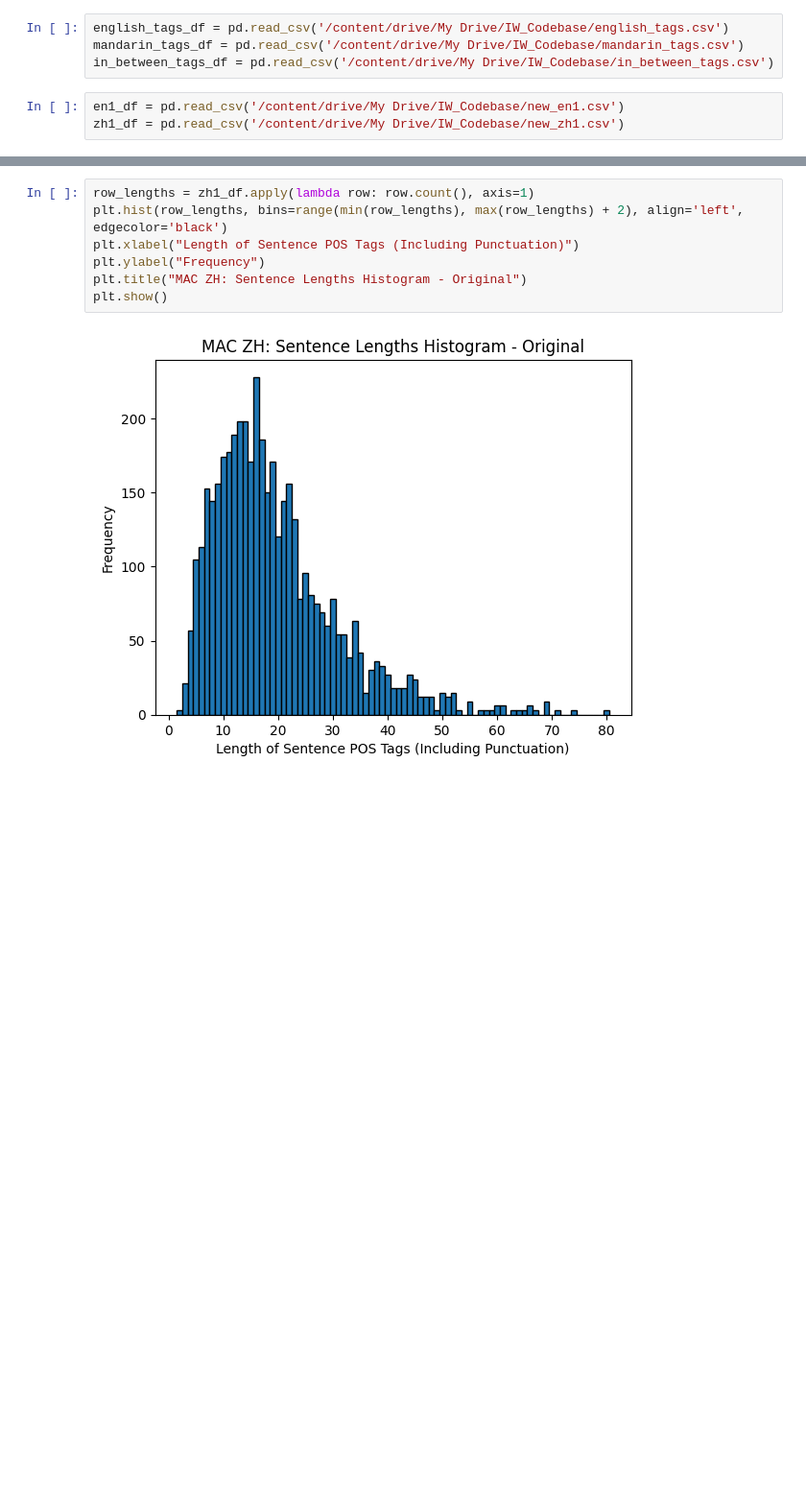
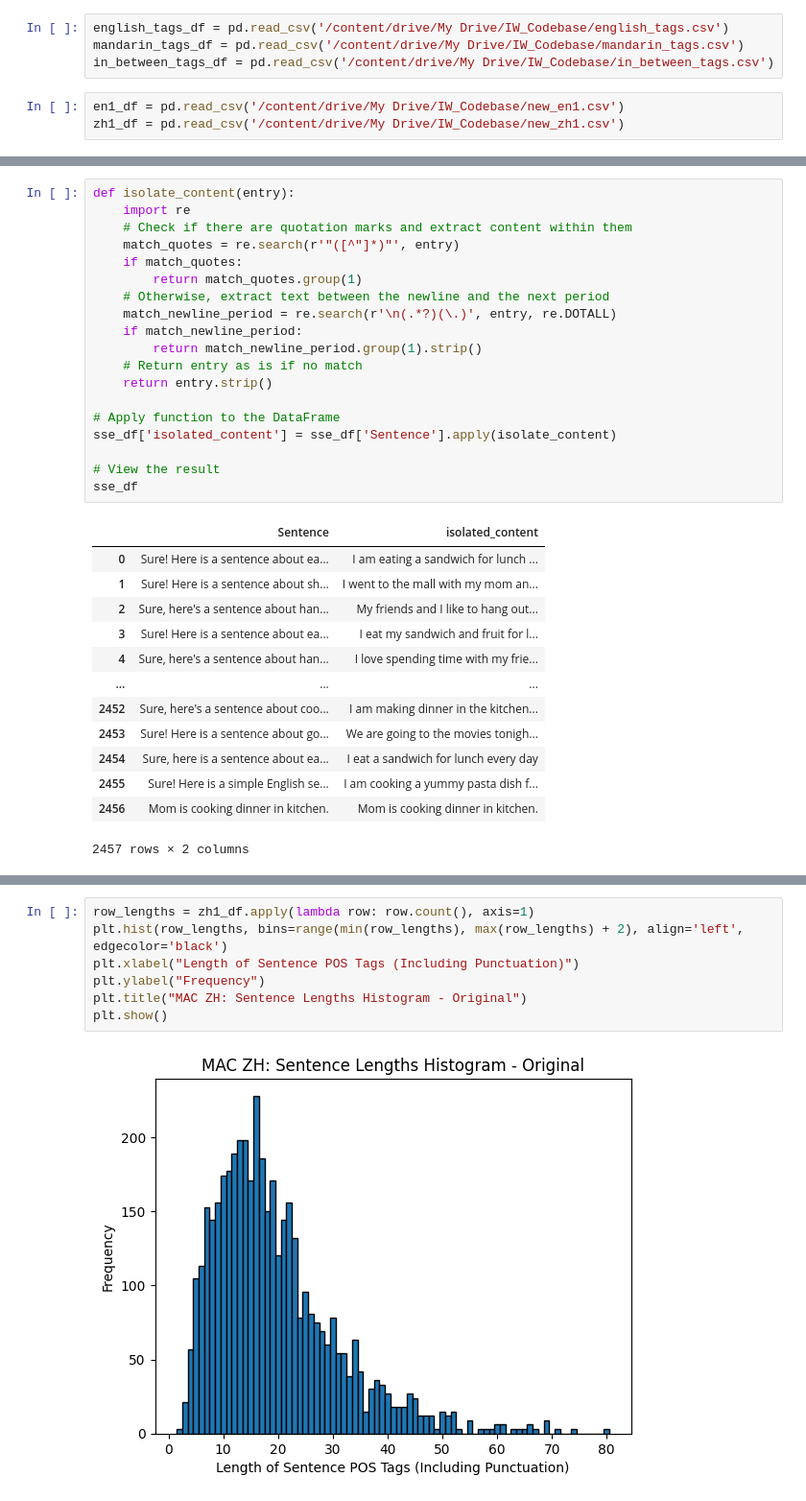
Before and after one commit to lauraahwa/iw, a Jupyter notebook: workspace.ipynb, the cells around one changed output, grey strips where cells are left out. Shown: that part at 96% size. Cells and saved outputs as stored; diff of their text form; blank space fills up the shorter version.

```diff
--- a/workspace.ipynb
+++ b/workspace.ipynb
@@ -129,0 +152,33 @@ zh1_df = pd.read_csv('/content/drive/My Drive/IW_Codebase/new_zh1.csv')
+# %%
+def isolate_content(entry):
+    import re
+    # Check if there are quotation marks and extract content within them
+    match_quotes = re.search(r'"([^"]*)"', entry)
+    if match_quotes:
+        return match_quotes.group(1)
+    # Otherwise, extract text between the newline and the next period
+    match_newline_period = re.search(r'\n(.*?)(\.)', entry, re.DOTALL)
+    if match_newline_period:
+        return match_newline_period.group(1).strip()
+    # Return entry as is if no match
+    return entry.strip()
+
+# Apply function to the DataFrame
+sse_df['isolated_content'] = sse_df['Sentence'].apply(isolate_content)
+
+# View the result
+sse_df
+# %% [output]
+|  | Sentence | isolated_content |
+| 0 | Sure! Here is a sentence about ea... | I am eating a sandwich for lunch ... |
+| 1 | Sure! Here is a sentence about sh... | I went to the mall with my mom an... |
+| 2 | Sure, here's a sentence about han... | My friends and I like to hang out... |
+| 3 | Sure! Here is a sentence about ea... | I eat my sandwich and fruit for l... |
+| 4 | Sure, here's a sentence about han... | I love spending time with my frie... |
+| ... | ... | ... |
+| 2452 | Sure, here's a sentence about coo... | I am making dinner in the kitchen... |
+| 2453 | Sure! Here is a sentence about go... | We are going to the movies tonigh... |
+| 2454 | Sure, here is a sentence about ea... | I eat a sandwich for lunch every day |
+| 2455 | Sure! Here is a simple English se... | I am cooking a yummy pasta dish f... |
+| 2456 | Mom is cooking dinner in kitchen. | Mom is cooking dinner in kitchen. |
+2457 rows × 2 columns
```
Also changed, not shown: parts of 24 cells of this notebook, 27 other files.
